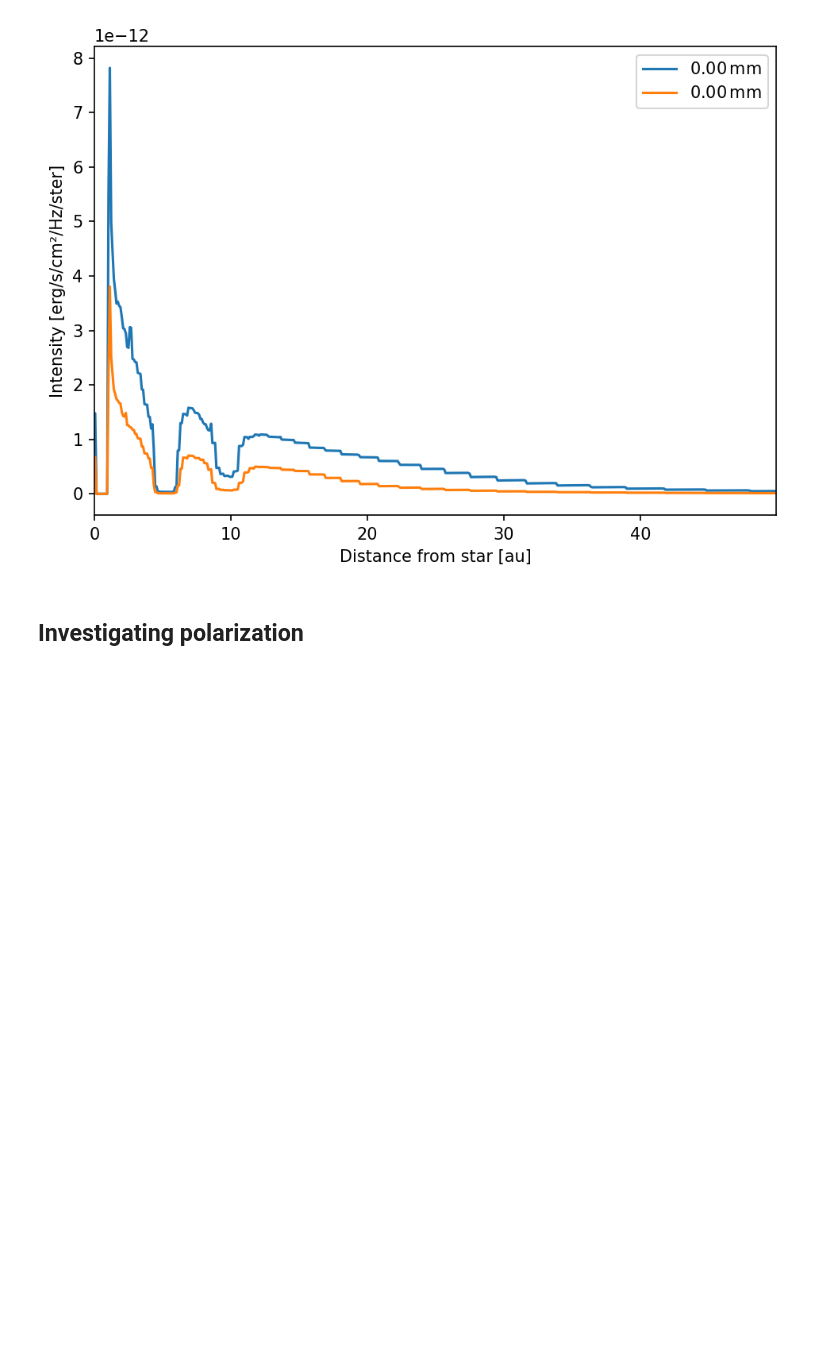
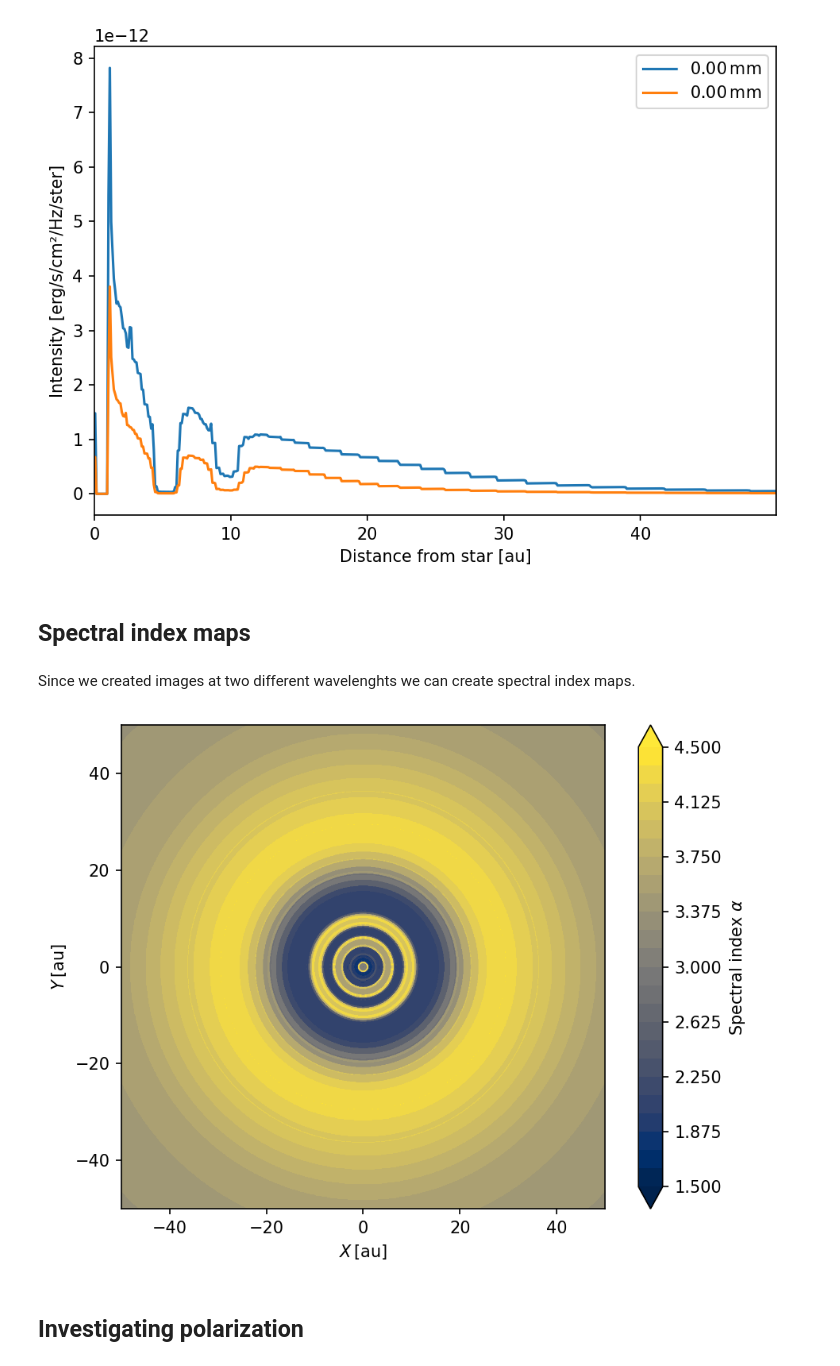
Before and after one commit to stammler/dustpylib, a Jupyter notebook: examples/radtrans/radmc3d.ipynb, the cells around one changed output. Saved outputs shown, nothing was run; the diff lists cells and outputs as text; code cells hidden in the pictures; blank space fills up the shorter version.

Commit message:
Adding spectral index map to notebook

```diff
--- a/examples/radtrans/radmc3d.ipynb
+++ b/examples/radtrans/radmc3d.ipynb
@@ -371,6 +379,30 @@ ax.legend()
 fig.tight_layout()
 # %% [output]
 [figure]
+# %% [markdown]
+## Spectral index maps
+# %% [markdown]
+Since we created images at two different wavelenghts we can create spectral index maps.
+# %%
+alpha = -np.log10(image_radio["I"][..., 0]/image_radio["I"][..., 1]) / np.log10(image_radio["lambda"][0]/image_radio["lambda"][1])
+# %%
+x, y = image_radio["x"], image_radio["y"]
+levels = np.arange(1.5, 4.6, 0.125)
+ticks = np.arange(1.5, 4.6, 0.15)
+fig, ax = plt.subplots()
+ax.set_aspect(1)
+p = ax.contourf(x/c.au, y/c.au, alpha.T, cmap="cividis", levels=levels, extend="both")
+ax.set_xlabel(r"$X\,\left[\mathrm{au}\right]$")
+ax.set_ylabel(r"$Y\,\left[\mathrm{au}\right]$")
+cbar = plt.colorbar(p)
+#cbar.set_ticks(ticks)
+#cbar.set_ticklabels(["{:.0f}%".format(t*100.) for t in cbar.get_ticks()])
+cbar.set_label(r"Spectral index $\alpha$")
+ax.set_xlim(-50., 50)
+ax.set_ylim(-50., 50)
+fig.tight_layout()
+# %% [output]
+[figure, added]
 # %% [markdown]
 ## Investigating polarization
 # %% [markdown]
```
Also changed, not shown: parts of 6 cells of this notebook.
